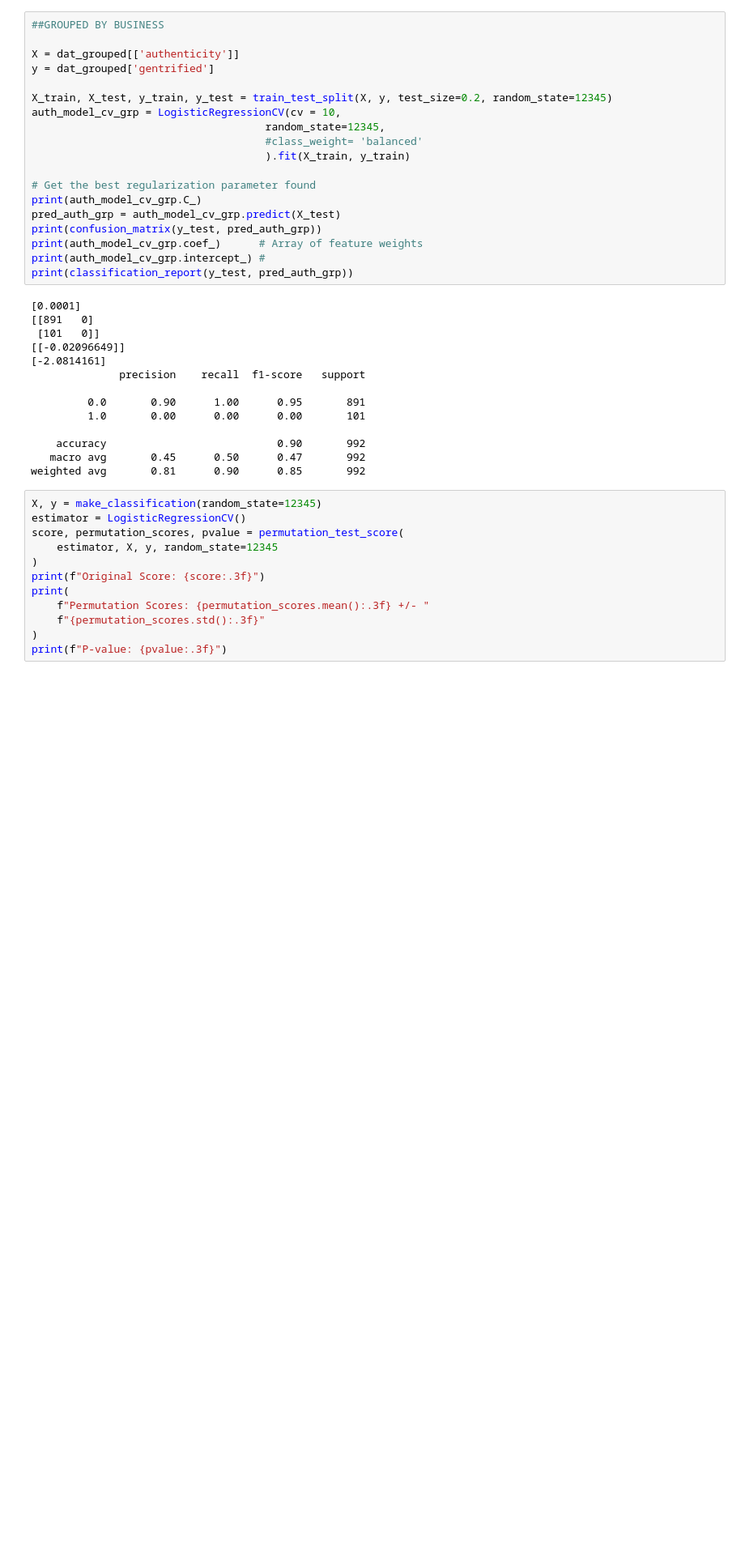
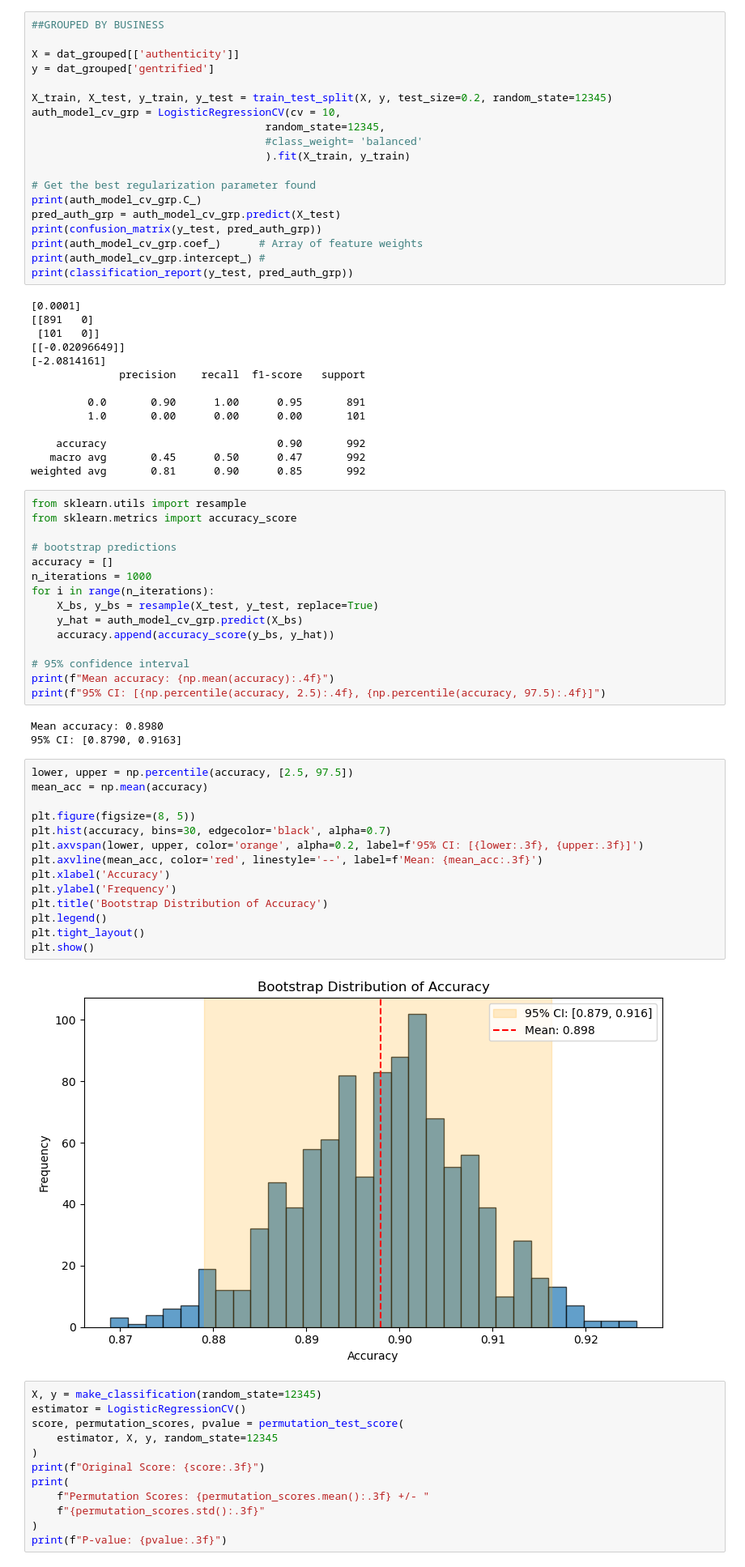
Before and after one commit to glow-27/COGS_209_proj, a Jupyter notebook: textprocessing_copy.ipynb, the cells around one changed output. Shown at 81% size. Saved outputs shown, nothing was run; the diff lists cells and outputs as text; blank space fills up the shorter version.

Commit message:
bootstrapping
Kaeley adding bootstrapping

```diff
--- a/textprocessing_copy.ipynb
+++ b/textprocessing_copy.ipynb
@@ -463,6 +463,40 @@ print(classification_report(y_test, pred_auth_grp))
     accuracy                           0.90       992
    macro avg       0.45      0.50      0.47       992
 weighted avg       0.81      0.90      0.85       992
+# %%
+from sklearn.utils import resample
+from sklearn.metrics import accuracy_score
+
+# bootstrap predictions
+accuracy = []
+n_iterations = 1000
+for i in range(n_iterations):
+    X_bs, y_bs = resample(X_test, y_test, replace=True)
+    y_hat = auth_model_cv_grp.predict(X_bs)
+    accuracy.append(accuracy_score(y_bs, y_hat))
+
+# 95% confidence interval
+print(f"Mean accuracy: {np.mean(accuracy):.4f}")
+print(f"95% CI: [{np.percentile(accuracy, 2.5):.4f}, {np.percentile(accuracy, 97.5):.4f}]")
+# %% [output]
+Mean accuracy: 0.8980
+95% CI: [0.8790, 0.9163]
+# %%
+lower, upper = np.percentile(accuracy, [2.5, 97.5])
+mean_acc = np.mean(accuracy)
+
+plt.figure(figsize=(8, 5))
+plt.hist(accuracy, bins=30, edgecolor='black', alpha=0.7)
+plt.axvspan(lower, upper, color='orange', alpha=0.2, label=f'95% CI: [{lower:.3f}, {upper:.3f}]')
+plt.axvline(mean_acc, color='red', linestyle='--', label=f'Mean: {mean_acc:.3f}')
+plt.xlabel('Accuracy')
+plt.ylabel('Frequency')
+plt.title('Bootstrap Distribution of Accuracy')
+plt.legend()
+plt.tight_layout()
+plt.show()
+# %% [output]
+[figure, added]
 # %%
 X, y = make_classification(random_state=12345)
 estimator = LogisticRegressionCV()
```
Also changed, not shown: parts of 1 cell of this notebook.
